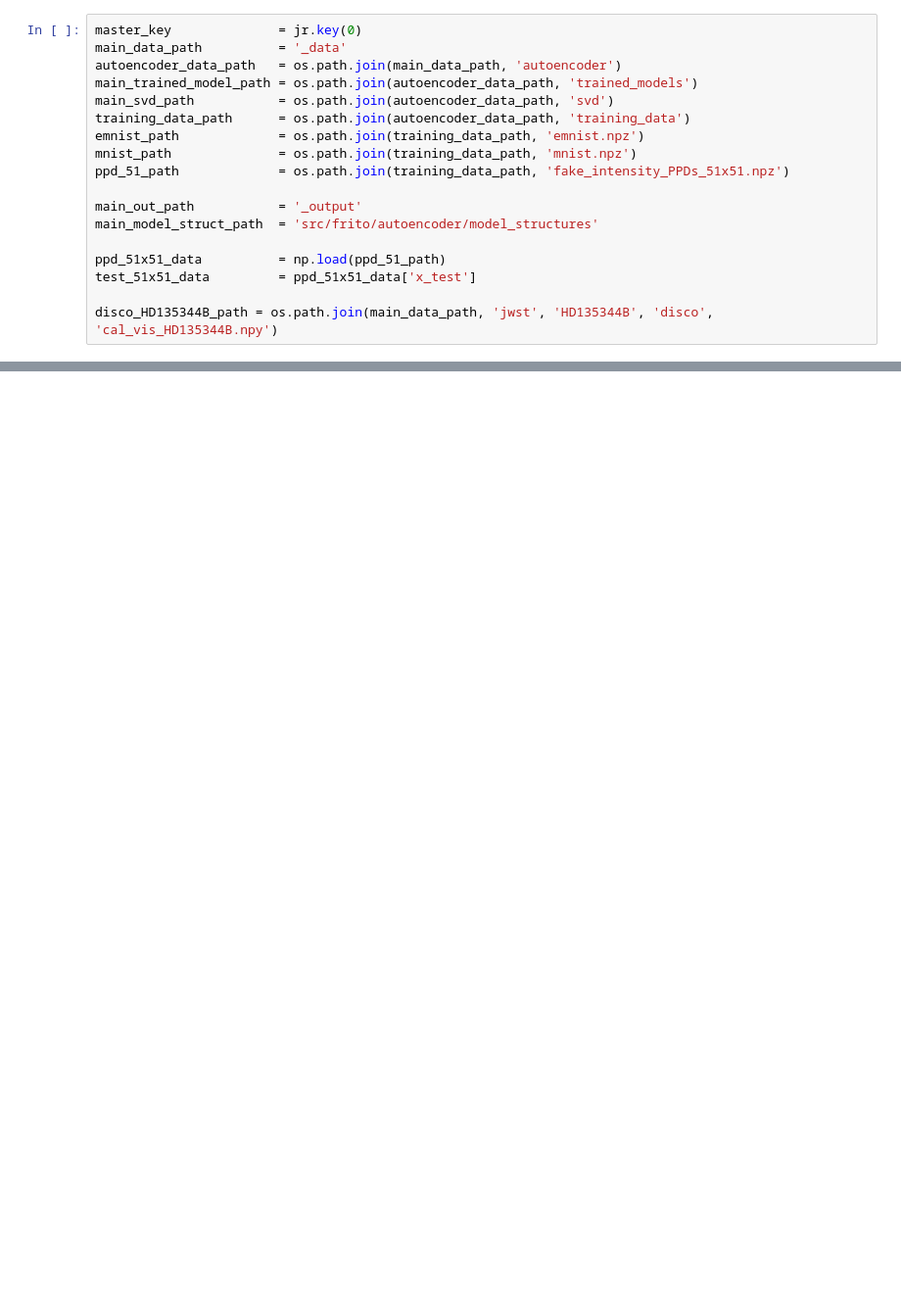
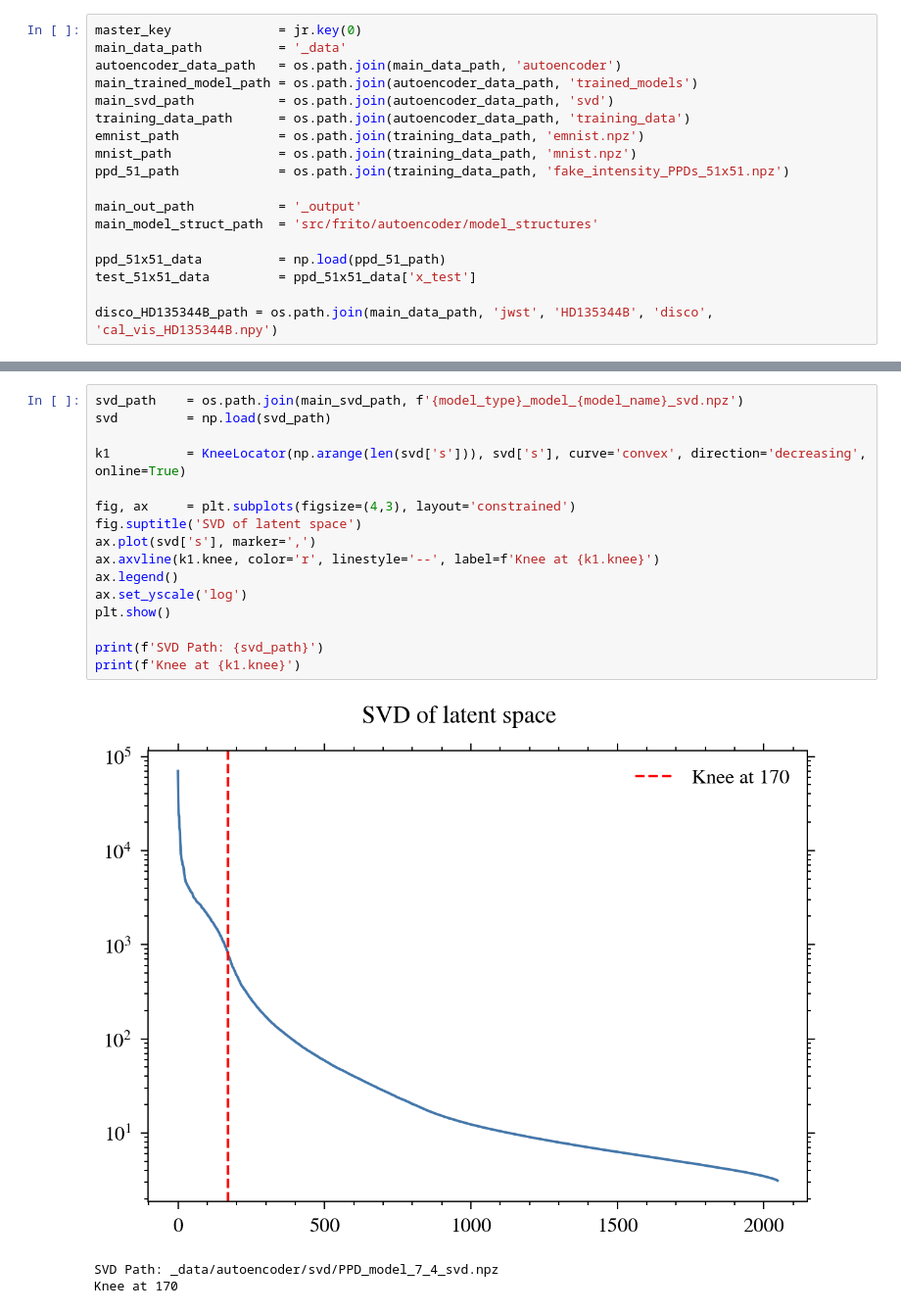
Before and after one commit to JonahDG/frito, a Jupyter notebook: notebooks/Testing/DiscoTesting.ipynb, the cells around one changed output, grey strips where cells are left out. Shown at 98% size. Drawn from its saved outputs; the diff is of its cells as text; blank space fills up the shorter version.

```diff
--- a/notebooks/Testing/DiscoTesting.ipynb
+++ b/notebooks/Testing/DiscoTesting.ipynb
@@ -83,0 +111,20 @@ array({'F380M': {'u': Array([-8.206427  , -8.123488  , -8.04055   , ..., -0.2488
+# %%
+svd_path    = os.path.join(main_svd_path, f'{model_type}_model_{model_name}_svd.npz')
+svd         = np.load(svd_path)
+
+k1          = KneeLocator(np.arange(len(svd['s'])), svd['s'], curve='convex', direction='decreasing', online=True)
+
+fig, ax     = plt.subplots(figsize=(4,3), layout='constrained')
+fig.suptitle('SVD of latent space')
+ax.plot(svd['s'], marker=',')
+ax.axvline(k1.knee, color='r', linestyle='--', label=f'Knee at {k1.knee}')
+ax.legend()
+ax.set_yscale('log')
+plt.show()
+
+print(f'SVD Path: {svd_path}')
+print(f'Knee at {k1.knee}')
+# %% [output]
+[figure, added]
+SVD Path: _data/autoencoder/svd/PPD_model_7_4_svd.npz
+Knee at 170
```
Also changed, not shown: parts of 10 cells of this notebook, 2 other files.
